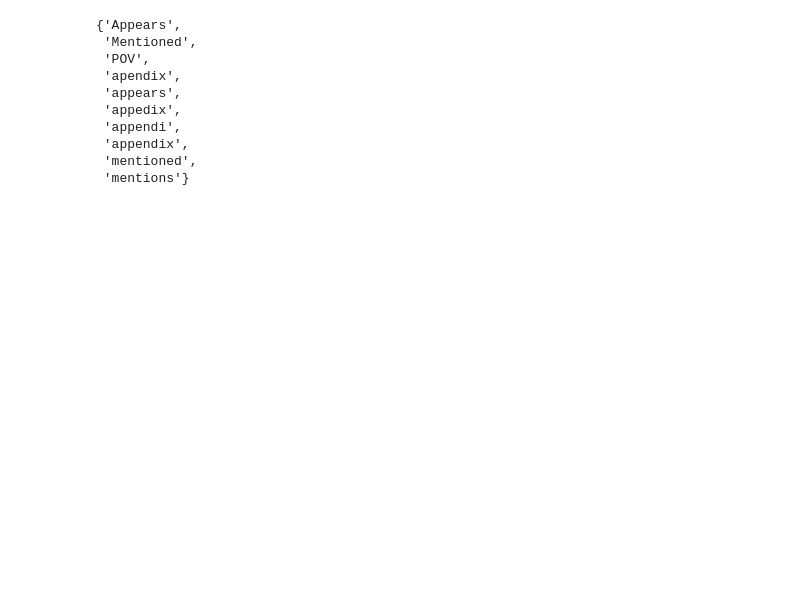
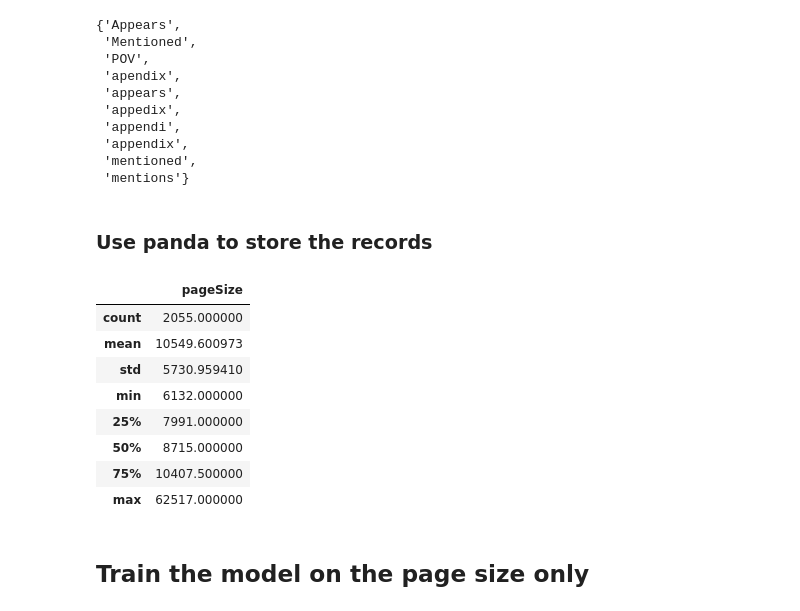
Before and after one commit to ppecheux/data-science-literacy, a Jupyter notebook: GOT/Session4 GOT 17juin Infobox parsing.ipynb, the cells around one changed output. Cells and saved outputs as stored; diff of their text form; code cells hidden in the pictures; blank space fills up the shorter version.

```diff
--- a/GOT/Session4 GOT 17juin Infobox parsing.ipynb
+++ b/GOT/Session4 GOT 17juin Infobox parsing.ipynb
@@ -310,3 +320,23 @@ for s in score:
     except ValueError:
         score.append(0.0)
 df['score'] = scores
+# %% [markdown]
+### Use panda to store the records
+# %%
+import pandas as pd
+
+df = pd.DataFrame.from_dict(records)
+# %%
+df.describe()
+# %% [output]
+|  | pageSize |
+| count | 2055.000000 |
+| mean | 10549.600973 |
+| std | 5730.959410 |
+| min | 6132.000000 |
+| 25% | 7991.000000 |
+| 50% | 8715.000000 |
+| 75% | 10407.500000 |
+| max | 62517.000000 |
+# %% [markdown]
+## Train the model on the page size only
```
Also changed, not shown: parts of 8 cells of this notebook, 3 other files.
